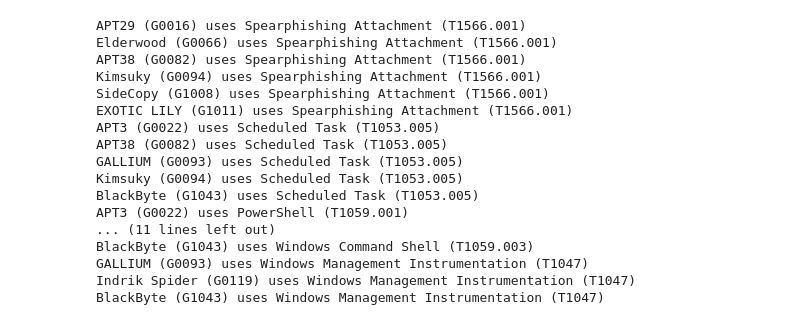
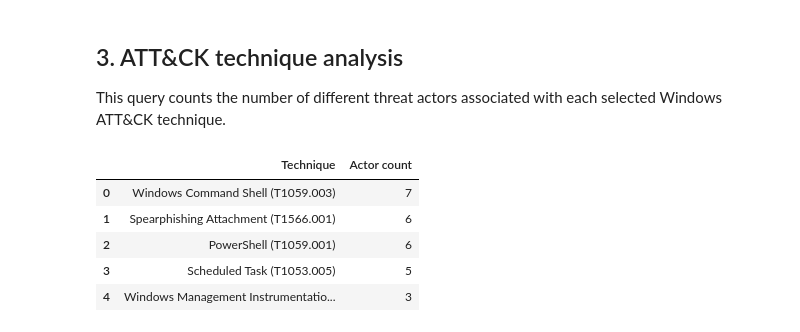
Before and after one commit to Timoseee/windows-cyber-threat-kg, a Jupyter notebook: analysis.ipynb, the cells around one changed output. Cells and saved outputs as stored; diff of their text form; code cells hidden in the pictures.

```diff
--- a/analysis.ipynb
+++ b/analysis.ipynb
@@ -26,33 +108,36 @@ Query all the actors and techniques in the file using SQL.
+# %% [markdown]
+## 3. ATT&CK technique analysis
+
+This query counts the number of different threat actors associated with each selected Windows ATT&CK technique.
 # %%
-query_actor_technique = """
+technique_query = """
 PREFIX cti: <https://github.com/Timoseee/windows-cyber-threat-kg/ontology#>
 PREFIX rdfs: <http://www.w3.org/2000/01/rdf-schema#>
 
-SELECT ?actorLabel ?techniqueLabel
+SELECT ?technique_name (COUNT(DISTINCT ?actor) AS ?actor_count)
 WHERE {
-    ?actor cti:usesTechnique ?technique .
-    ?actor rdfs:label ?actorLabel .
-    ?technique rdfs:label ?techniqueLabel .
+    ?actor a cti:ThreatActor ;
+           cti:usesTechnique ?technique .
+
+    ?technique rdfs:label ?technique_name .
 }
+GROUP BY ?technique_name
+ORDER BY DESC(?actor_count)
 """
 
-for row in g.query(query_actor_technique):
-    print(f"{row.actorLabel} uses {row.techniqueLabel}")
+technique_rows = []
+for row in g.query(technique_query):
+    technique_rows.append({
+        "Technique": str(row.technique_name),
+        "Actor count": int(row.actor_count)
+    })
+
+technique_df = pd.DataFrame(technique_rows)
+technique_df
 # %% [output]
-APT29 (G0016) uses Spearphishing Attachment (T1566.001)
-Elderwood (G0066) uses Spearphishing Attachment (T1566.001)
-APT38 (G0082) uses Spearphishing Attachment (T1566.001)
-Kimsuky (G0094) uses Spearphishing Attachment (T1566.001)
-SideCopy (G1008) uses Spearphishing Attachment (T1566.001)
-EXOTIC LILY (G1011) uses Spearphishing Attachment (T1566.001)
-APT3 (G0022) uses Scheduled Task (T1053.005)
-APT38 (G0082) uses Scheduled Task (T1053.005)
-GALLIUM (G0093) uses Scheduled Task (T1053.005)
-Kimsuky (G0094) uses Scheduled Task (T1053.005)
-BlackByte (G1043) uses Scheduled Task (T1053.005)
-APT3 (G0022) uses PowerShell (T1059.001)
-... (11 lines left out)
-BlackByte (G1043) uses Windows Command Shell (T1059.003)
-GALLIUM (G0093) uses Windows Management Instrumentation (T1047)
-Indrik Spider (G0119) uses Windows Management Instrumentation (T1047)
-BlackByte (G1043) uses Windows Management Instrumentation (T1047)
+|  | Technique | Actor count |
+| 0 | Windows Command Shell (T1059.003) | 7 |
+| 1 | Spearphishing Attachment (T1566.001) | 6 |
+| 2 | PowerShell (T1059.001) | 6 |
+| 3 | Scheduled Task (T1053.005) | 5 |
+| 4 | Windows Management Instrumentatio... | 3 |
```
Also changed, not shown: parts of 21 cells of this notebook, 4 other files.
